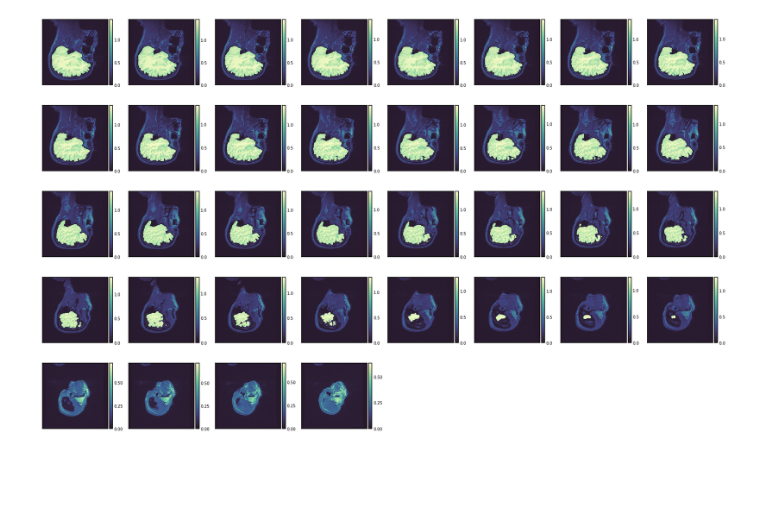
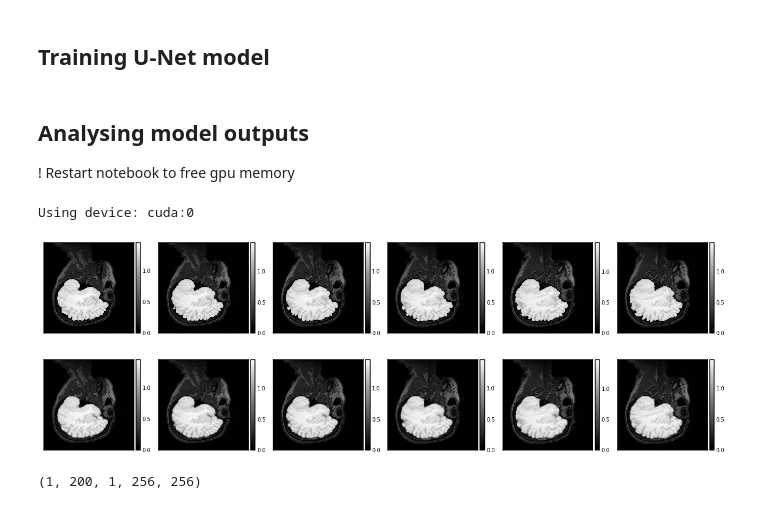
Before and after one commit to iserh/uda, a Jupyter notebook: notebooks/data_analysis.ipynb, the cells around one changed output. Cells and saved outputs as stored; diff of their text form; code cells hidden in the pictures; blank space fills up the shorter version.

```diff
--- a/notebooks/data_analysis.ipynb
+++ b/notebooks/data_analysis.ipynb
@@ -54,4 +48,2 @@ g = isns.ImageGrid(list(y[N:M].squeeze()), col_wrap=COLS)
-# %%
-g = isns.ImageGrid(list((x+y)[N:M].squeeze()), col_wrap=8)
-# %% [output]
-[figure, removed]
+# %% [markdown]
+## Training U-Net model
@@ -57,0 +58,3 @@ g = isns.ImageGrid(list((x+y)[N:M].squeeze()), col_wrap=8)
+# %%
+train_loader = torch.utils.data.DataLoader(train_dataset, batch_size=16, shuffle=True)
+test_loader = torch.utils.data.DataLoader(test_dataset, batch_size=32, shuffle=False)
@@ -57,0 +113,35 @@ g = isns.ImageGrid(list((x+y)[N:M].squeeze()), col_wrap=8)
+# %% [markdown]
+## Analysing model outputs
+! Restart notebook to free gpu memory
+# %%
+import torch
+from uda import UNetConfig, UNet
+
+device = torch.device("cuda:0" if torch.cuda.is_available() else "cpu")
+# device = "cpu"
+print(f"Using device: {device}")
+# %% [output]
+Using device: cuda:0
+# %%
+config = UNetConfig.from_file("unet_config.json")
+model = UNet.from_pretrained("unet_model.pt", config)
+# %%
+model = model.to(device)
+dataloader = torch.utils.data.DataLoader(test_dataset, batch_size=32, shuffle=False)
+
+with torch.no_grad():
+    data, label, pred = [*zip(*[(data, label, model(data.to(device)).sigmoid().cpu()) for data, label, _ in dataloader])]
+
+data = torch.cat(data)
+label = torch.cat(label)
+pred = torch.cat(pred)
+# %%
+COLS = 6
+N = 64
+M = N + COLS
+
+g = isns.ImageGrid(list((data + label)[N:M].squeeze()), col_wrap=COLS, cmap='gray')
+g = isns.ImageGrid(list((data + pred)[N:M].squeeze()), col_wrap=COLS, cmap='gray')
+# %% [output]
+[figure, added]
+[figure, added]
@@ -57,0 +151,8 @@ g = isns.ImageGrid(list((x+y)[N:M].squeeze()), col_wrap=8)
+# %%
+# shape convention (T, Z, C, X, Y)
+label = label[:200].unsqueeze(0).numpy().astype(np.uint8)
+pred = pred[:200].unsqueeze(0).numpy().astype(np.uint8)
+
+label.shape
+# %% [output]
+(1, 200, 1, 256, 256)
```
Also changed, not shown: parts of 15 cells of this notebook, 2 other files.
